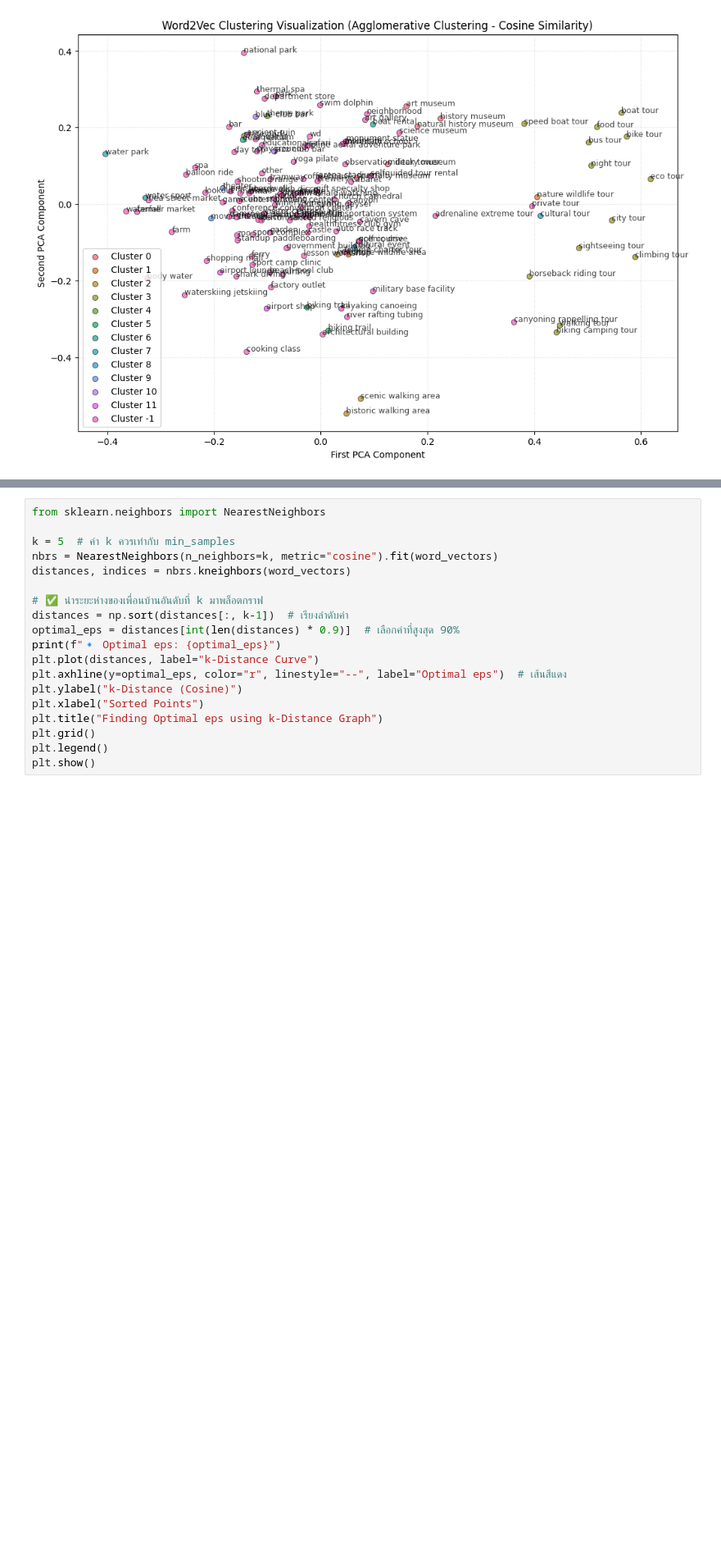
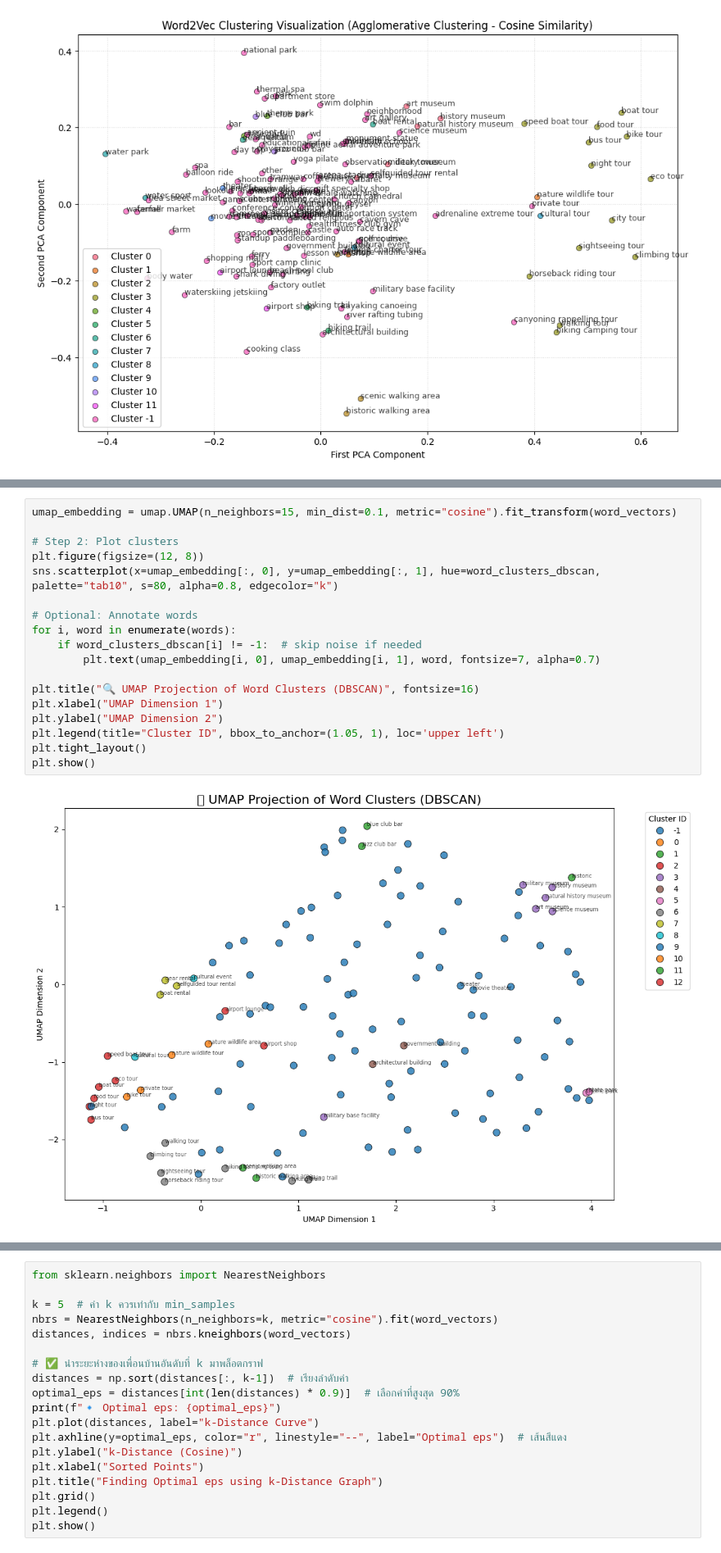
Before and after one commit to S09Z/IS_Project_Thailand_Tourism_Recommendation, a Jupyter notebook: app/clustering_experiment/expr_8-Word2Vec-Compare_KMean-And-Cosine.ipynb, the cells around one changed output, grey strips where cells are left out. Shown at 82% size. Drawn from its saved outputs; the diff is of its cells as text; blank space fills up the shorter version.

```diff
--- a/app/clustering_experiment/expr_8-Word2Vec-Compare_KMean-And-Cosine.ipynb
+++ b/app/clustering_experiment/expr_8-Word2Vec-Compare_KMean-And-Cosine.ipynb
@@ -574,0 +578,20 @@ plt.show()
+# %%
+umap_embedding = umap.UMAP(n_neighbors=15, min_dist=0.1, metric="cosine").fit_transform(word_vectors)
+
+# Step 2: Plot clusters
+plt.figure(figsize=(12, 8))
+sns.scatterplot(x=umap_embedding[:, 0], y=umap_embedding[:, 1], hue=word_clusters_dbscan, palette="tab10", s=80, alpha=0.8, edgecolor="k")
+
+# Optional: Annotate words
+for i, word in enumerate(words):
+    if word_clusters_dbscan[i] != -1:  # skip noise if needed
+        plt.text(umap_embedding[i, 0], umap_embedding[i, 1], word, fontsize=7, alpha=0.7)
+
+plt.title("🔍 UMAP Projection of Word Clusters (DBSCAN)", fontsize=16)
+plt.xlabel("UMAP Dimension 1")
+plt.ylabel("UMAP Dimension 2")
+plt.legend(title="Cluster ID", bbox_to_anchor=(1.05, 1), loc='upper left')
+plt.tight_layout()
+plt.show()
+# %% [output]
+[figure, added]
```
Also changed, not shown: parts of 19 cells of this notebook, 20 other files.
